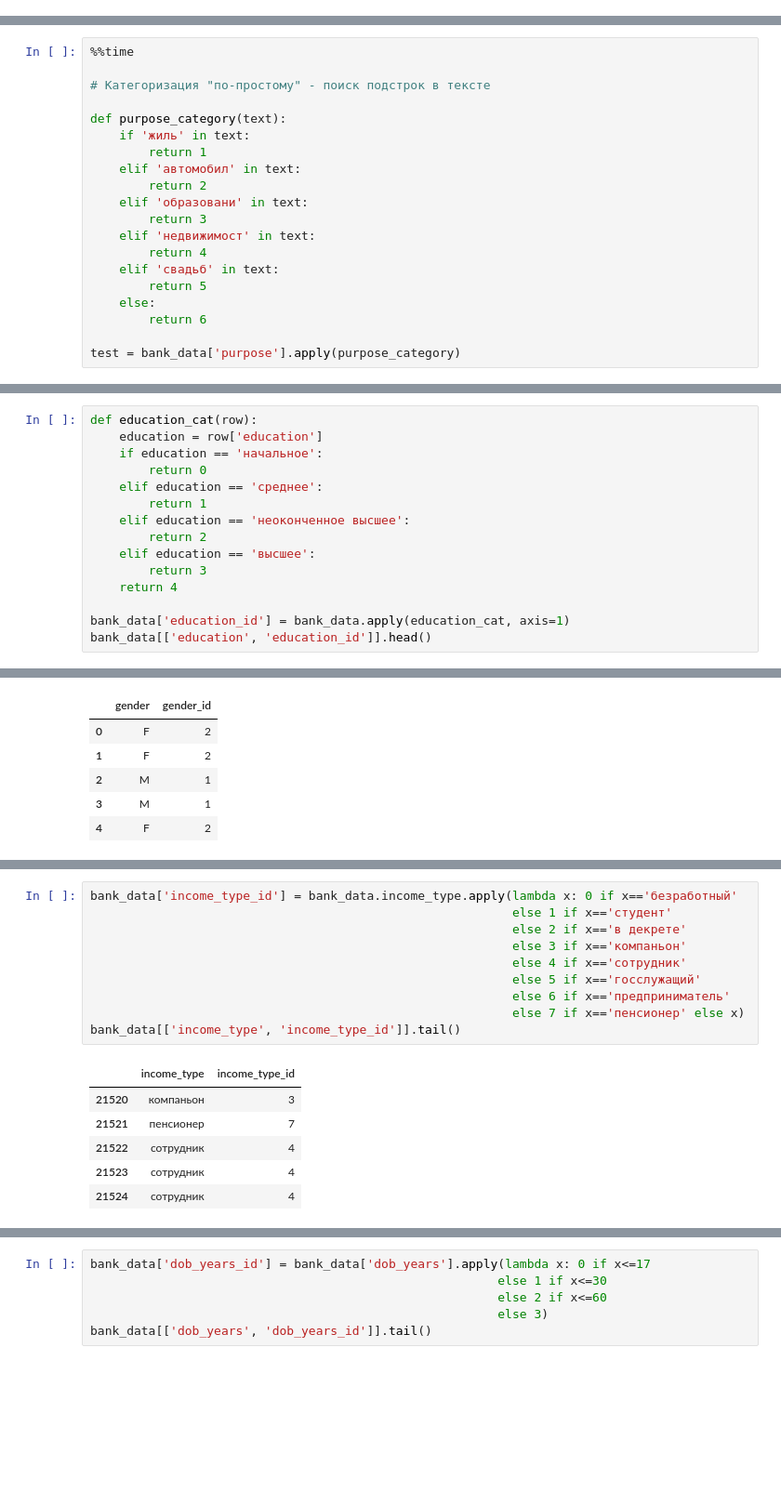
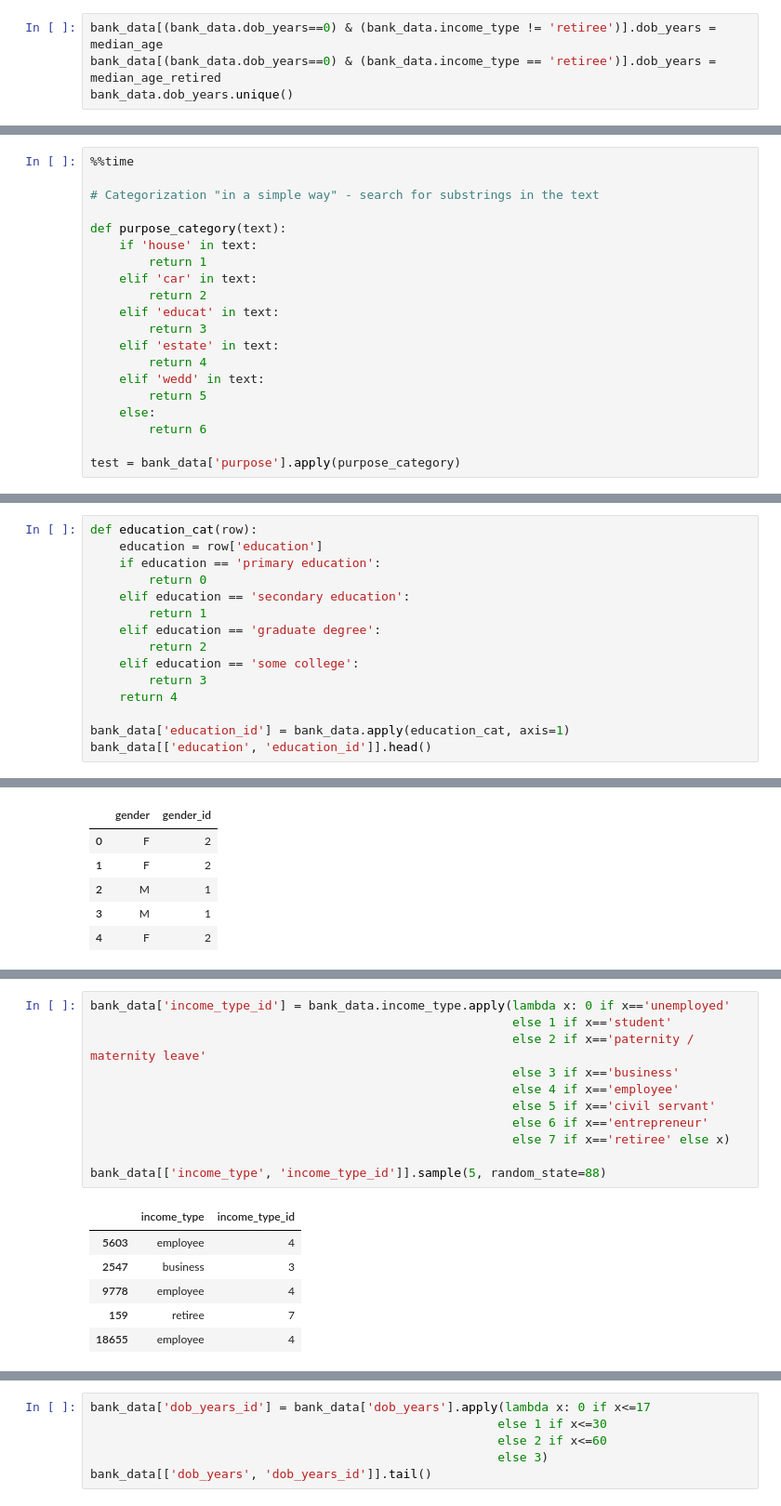
Before and after one commit to PersonalRec/Python-DS-and-ML, a Jupyter notebook: Module_1_github/Project_2 (Research on reliability of bank clients)/Research on reliability of bank clients.ipynb, the cells around one changed output, grey strips where cells are left out. Shown: that part at 93% size. Drawn from its saved outputs; the diff is of its cells as text; blank space fills up the shorter version.

```diff
--- a/Module_1_github/Project_2 (Research on reliability of bank clients)/Research on reliability of bank clients.ipynb
+++ b/Module_1_github/Project_2 (Research on reliability of bank clients)/Research on reliability of bank clients.ipynb
@@ -444,0 +324,4 @@ Wall time: 16.4 s
+# %%
+bank_data[(bank_data.dob_years==0) & (bank_data.income_type != 'retiree')].dob_years = median_age
+bank_data[(bank_data.dob_years==0) & (bank_data.income_type == 'retiree')].dob_years = median_age_retired
+bank_data.dob_years.unique()
@@ -447,18 +446,18 @@ Wall time: 16.4 s
 # %%
 %%time
 
-# Категоризация "по-простому" - поиск подстрок в тексте
+# Categorization "in a simple way" - search for substrings in the text
 
 def purpose_category(text):
-    if 'жиль' in text:
+    if 'house' in text:
         return 1
-    elif 'автомобил' in text:
+    elif 'car' in text:
         return 2
-    elif 'образовани' in text:
+    elif 'educat' in text:
         return 3
-    elif 'недвижимост' in text:
+    elif 'estate' in text:
         return 4
-    elif 'свадьб' in text:
+    elif 'wedd' in text:
         return 5
     else:
         return 6
@@ -542,13 +540,13 @@ array(['высшее', 'среднее', 'неоконченное высшее'
 # %%
 def education_cat(row):
     education = row['education']
-    if education == 'начальное':
+    if education == 'primary education':
         return 0
-    elif education == 'среднее':
+    elif education == 'secondary education':
         return 1
-    elif education == 'неоконченное высшее':
+    elif education == 'graduate degree':
         return 2
-    elif education == 'высшее':
+    elif education == 'some college':
         return 3
     return 4
 
@@ -596,18 +594,19 @@ array(['сотрудник', 'пенсионер', 'компаньон', 'гос
       dtype=object)
 # %%
-bank_data['income_type_id'] = bank_data.income_type.apply(lambda x: 0 if x=='безработный'
-                                                          else 1 if x=='студент'
-                                                          else 2 if x=='в декрете'
-                                                          else 3 if x=='компаньон'
-                                                          else 4 if x=='сотрудник'
-                                                          else 5 if x=='госслужащий'
-                                                          else 6 if x=='предприниматель'
-                                                          else 7 if x=='пенсионер' else x)
-bank_data[['income_type', 'income_type_id']].tail()
+bank_data['income_type_id'] = bank_data.income_type.apply(lambda x: 0 if x=='unemployed'
+                                                          else 1 if x=='student'
+                                                          else 2 if x=='paternity / maternity leave'
+                                                          else 3 if x=='business'
+                                                          else 4 if x=='employee'
+                                                          else 5 if x=='civil servant'
+                                                          else 6 if x=='entrepreneur'
+                                                          else 7 if x=='retiree' else x)
+
+bank_data[['income_type', 'income_type_id']].sample(5, random_state=88)
 # %% [output]
 |  | income_type | income_type_id |
-| 21520 | компаньон | 3 |
-| 21521 | пенсионер | 7 |
-| 21522 | сотрудник | 4 |
-| 21523 | сотрудник | 4 |
-| 21524 | сотрудник | 4 |
+| 5603 | employee | 4 |
+| 2547 | business | 3 |
+| 9778 | employee | 4 |
+| 159 | retiree | 7 |
+| 18655 | employee | 4 |
```
Also changed, not shown: parts of 159 cells of this notebook.
